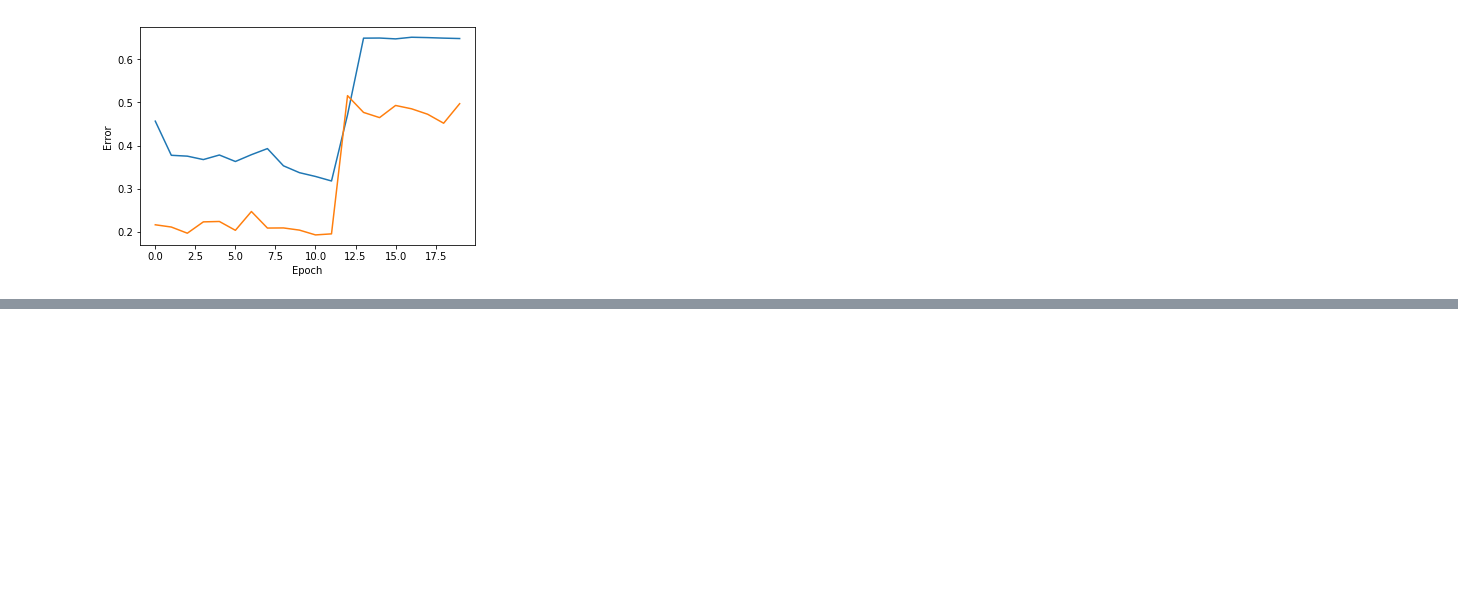
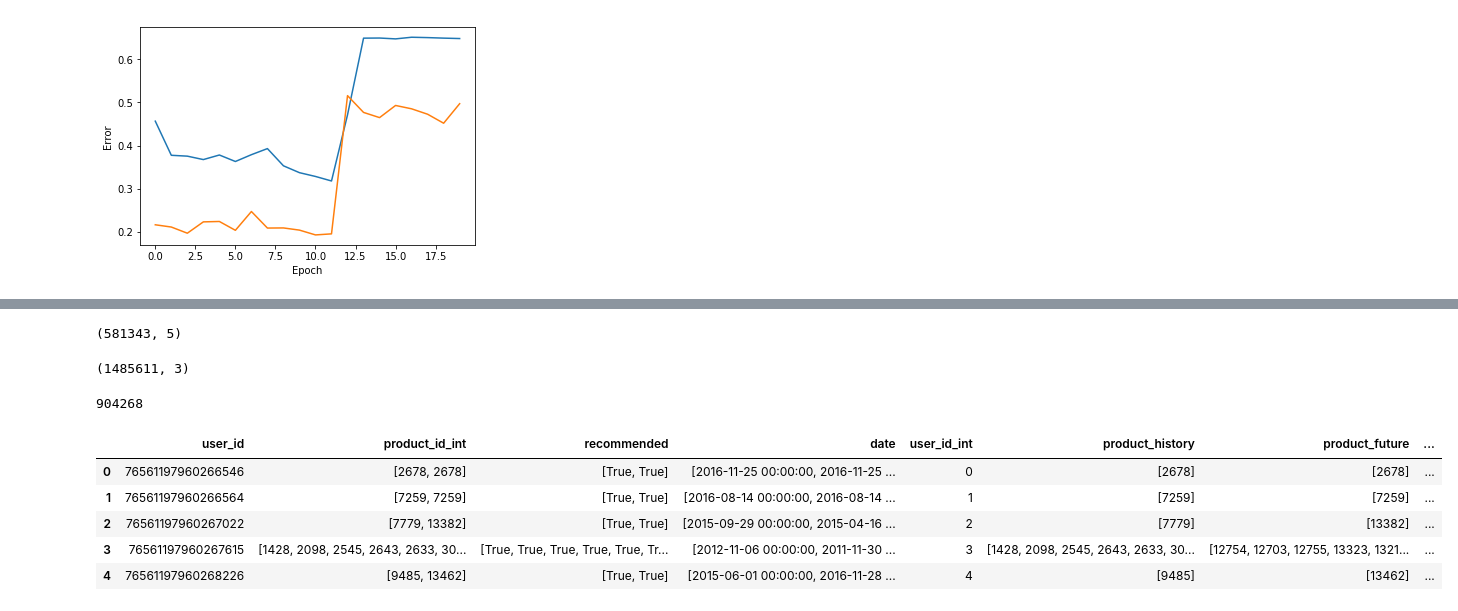
Before and after one commit to jdepreter/ai-project, a Jupyter notebook: rbm_notebook.ipynb, the cells around one changed output, grey strips where cells are left out. Cells and saved outputs as stored; diff of their text form; code cells hidden in the pictures; blank space fills up the shorter version.

Commit message:
date split + progress bars

```diff
--- a/rbm_notebook.ipynb
+++ b/rbm_notebook.ipynb
@@ -390,0 +410,10 @@ rbm.eval()
+# %%
+dct = {}
+def map_to_consecutive_id(uuid):
+  if uuid in dct:
+    return dct[uuid]
+  else:
+    id = len(dct)
+    dct[uuid] = id
+    return id
+steam_reviews_df_cleaned['product_id_int'] = steam_reviews_df_cleaned['product_id'].progress_apply(map_to_consecutive_id)
@@ -390,0 +434,4 @@ rbm.eval()
+# %%
+steam_reviews_df_cleaned["date"] = pd.to_datetime(steam_reviews_df_cleaned["date"])
+display(steam_reviews_df_cleaned.dtypes)
+display(steam_reviews_df_cleaned.head(5))
@@ -390,0 +452,6 @@ rbm.eval()
+# %%
+steam_reviews_df_grouped = steam_reviews_df_cleaned.groupby("user_id")[["product_id_int", "recommended", "date"]].agg(list)
+display(steam_reviews_df_grouped.head(5))
+
+steam_reviews_df_grouped_smaller = steam_reviews_df_grouped[steam_reviews_df_grouped["recommended"].map(len) > 1]
+display(steam_reviews_df_grouped_smaller.head(5))
@@ -390,0 +474,31 @@ rbm.eval()
+# %%
+dct.clear()
+steam_reviews_df_grouped_smaller = steam_reviews_df_grouped_smaller.reset_index()
+steam_reviews_df_grouped_smaller["user_id_int"] = steam_reviews_df_grouped_smaller["user_id"].progress_apply(map_to_consecutive_id)
+# %%
+display(steam_reviews_df_grouped_smaller.shape)
+display(steam_reviews_df_grouped.shape)
+print(steam_reviews_df_grouped.shape[0] - steam_reviews_df_grouped_smaller.shape[0])
+# %% [output]
+(581343, 5)
+(1485611, 3)
+904268
+# %%
+
+def split(items, train_percentage):
+    train_count = math.floor(len(items) * train_percentage)
+    return items[0:train_count], items[train_count:]
+
+train_percentage = 0.8
+steam_reviews_df_grouped_smaller["product_history"] = steam_reviews_df_grouped_smaller["product_id_int"].progress_apply(lambda items: split(items, train_percentage)[0])
+steam_reviews_df_grouped_smaller["product_future"] = steam_reviews_df_grouped_smaller["product_id_int"].progress_apply(lambda items: split(items, train_percentage)[1])
+steam_reviews_df_grouped_smaller["recommended_history"] = steam_reviews_df_grouped_smaller["recommended"].progress_apply(lambda items: split(items, train_percentage)[0])
+steam_reviews_df_grouped_smaller["recommended_future"] = steam_reviews_df_grouped_smaller["recommended"].progress_apply(lambda items: split(items, train_percentage)[1])
+display(steam_reviews_df_grouped_smaller.head(5))
+# %% [output]
+|  | user_id | product_id_int | recommended | date | user_id_int | product_history | product_future | ... |
+| 0 | 76561197960266546 | [2678, 2678] | [True, True] | [2016-11-25 00:00:00, 2016-11-25 ... | 0 | [2678] | [2678] | ... |
+| 1 | 76561197960266564 | [7259, 7259] | [True, True] | [2016-08-14 00:00:00, 2016-08-14 ... | 1 | [7259] | [7259] | ... |
+| 2 | 76561197960267022 | [7779, 13382] | [True, True] | [2015-09-29 00:00:00, 2015-04-16 ... | 2 | [7779] | [13382] | ... |
+| 3 | 76561197960267615 | [1428, 2098, 2545, 2643, 2633, 30... | [True, True, True, True, True, Tr... | [2012-11-06 00:00:00, 2011-11-30 ... | 3 | [1428, 2098, 2545, 2643, 2633, 30... | [12754, 12703, 12755, 13323, 1321... | ... |
+| 4 | 76561197960268226 | [9485, 13462] | [True, True] | [2015-06-01 00:00:00, 2016-11-28 ... | 4 | [9485] | [13462] | ... |
```
Also changed, not shown: parts of 26 cells of this notebook.
